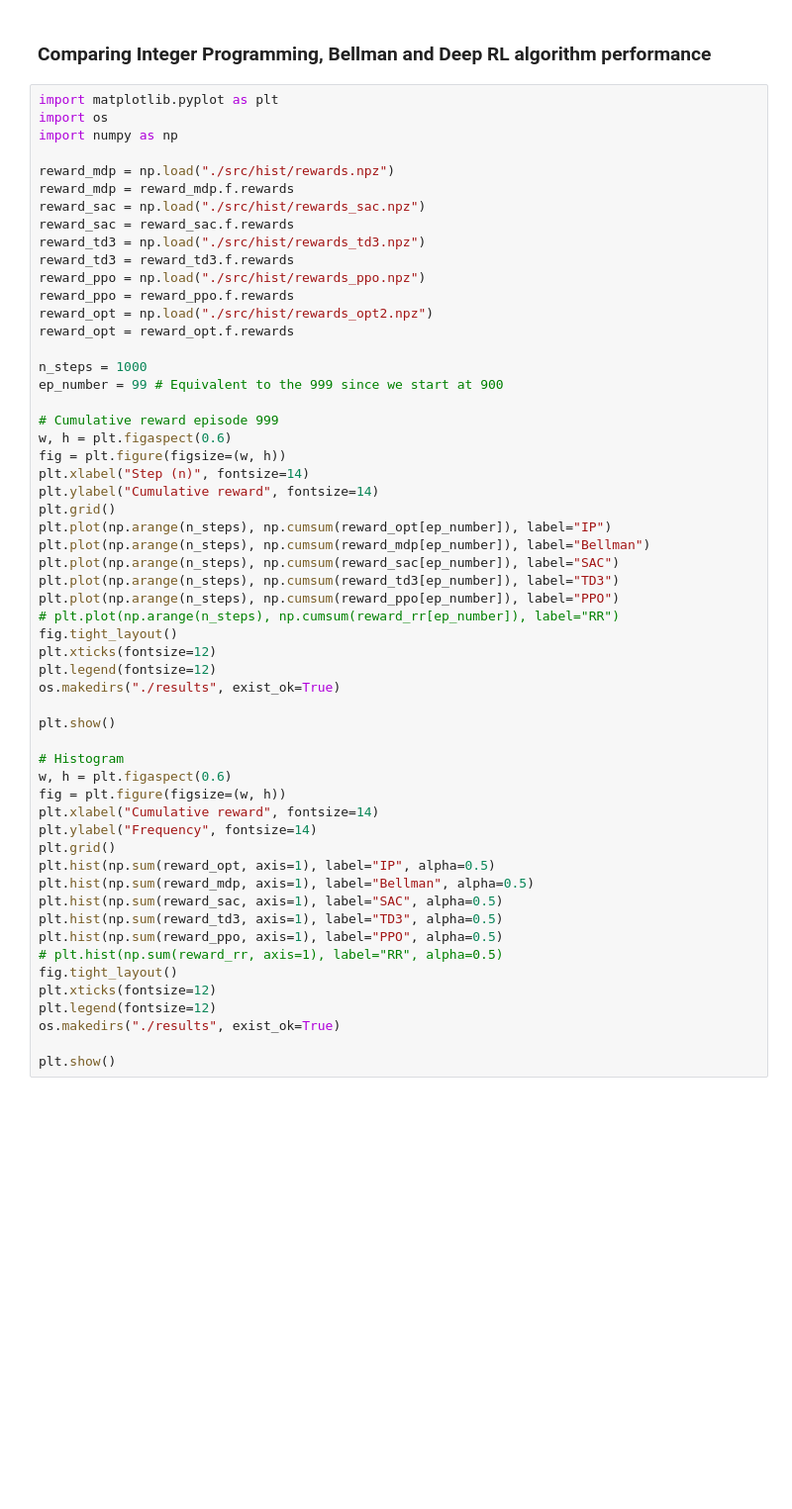
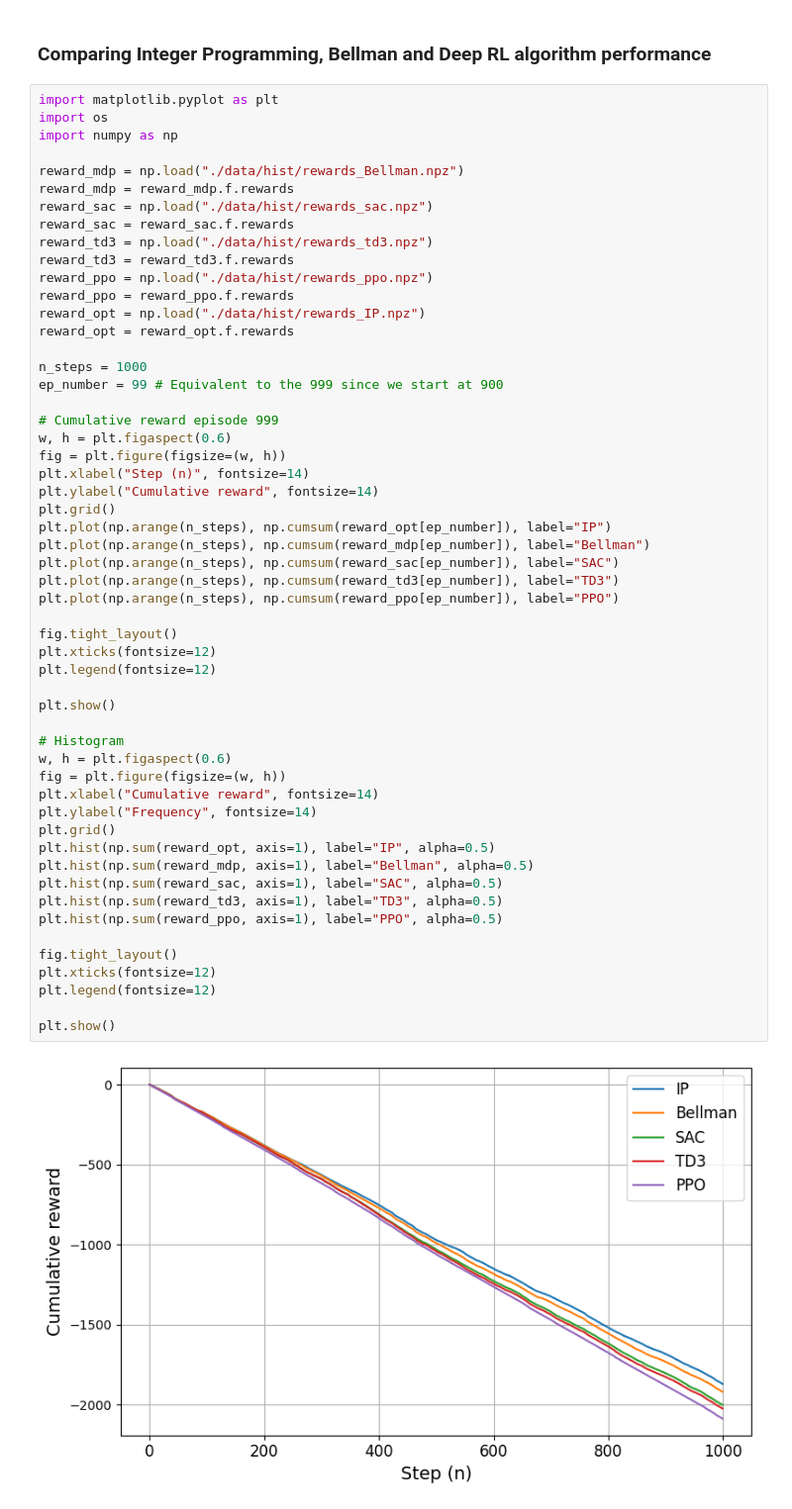
Before and after one commit to aldebaro/ai6g, a Jupyter notebook: 08_finite_mdp_reinforcement_learning.ipynb, the cells around one changed output. Shown at 99% size. Saved outputs shown, nothing was run; the diff lists cells and outputs as text; blank space fills up the shorter version.

```diff
--- a/08_finite_mdp_reinforcement_learning.ipynb
+++ b/08_finite_mdp_reinforcement_learning.ipynb
@@ -300,15 +337,15 @@ import matplotlib.pyplot as plt
 import os
 import numpy as np
 
-reward_mdp = np.load("./src/hist/rewards.npz")
+reward_mdp = np.load("./data/hist/rewards_Bellman.npz")
 reward_mdp = reward_mdp.f.rewards
-reward_sac = np.load("./src/hist/rewards_sac.npz")
+reward_sac = np.load("./data/hist/rewards_sac.npz")
 reward_sac = reward_sac.f.rewards
-reward_td3 = np.load("./src/hist/rewards_td3.npz")
+reward_td3 = np.load("./data/hist/rewards_td3.npz")
 reward_td3 = reward_td3.f.rewards
-reward_ppo = np.load("./src/hist/rewards_ppo.npz")
+reward_ppo = np.load("./data/hist/rewards_ppo.npz")
 reward_ppo = reward_ppo.f.rewards
-reward_opt = np.load("./src/hist/rewards_opt2.npz")
+reward_opt = np.load("./data/hist/rewards_IP.npz")
 reward_opt = reward_opt.f.rewards
 
 n_steps = 1000
@@ -320,34 +357,34 @@ fig = plt.figure(figsize=(w, h))
 plt.xlabel("Step (n)", fontsize=14)
 plt.ylabel("Cumulative reward", fontsize=14)
 plt.grid()
 plt.plot(np.arange(n_steps), np.cumsum(reward_opt[ep_number]), label="IP")
 plt.plot(np.arange(n_steps), np.cumsum(reward_mdp[ep_number]), label="Bellman")
 plt.plot(np.arange(n_steps), np.cumsum(reward_sac[ep_number]), label="SAC")
 plt.plot(np.arange(n_steps), np.cumsum(reward_td3[ep_number]), label="TD3")
 plt.plot(np.arange(n_steps), np.cumsum(reward_ppo[ep_number]), label="PPO")
-# plt.plot(np.arange(n_steps), np.cumsum(reward_rr[ep_number]), label="RR")
+
 fig.tight_layout()
 plt.xticks(fontsize=12)
 plt.legend(fontsize=12)
-os.makedirs("./results", exist_ok=True)
 
 plt.show()
 
 # Histogram
 w, h = plt.figaspect(0.6)
 fig = plt.figure(figsize=(w, h))
 plt.xlabel("Cumulative reward", fontsize=14)
 plt.ylabel("Frequency", fontsize=14)
 plt.grid()
 plt.hist(np.sum(reward_opt, axis=1), label="IP", alpha=0.5)
 plt.hist(np.sum(reward_mdp, axis=1), label="Bellman", alpha=0.5)
 plt.hist(np.sum(reward_sac, axis=1), label="SAC", alpha=0.5)
 plt.hist(np.sum(reward_td3, axis=1), label="TD3", alpha=0.5)
 plt.hist(np.sum(reward_ppo, axis=1), label="PPO", alpha=0.5)
-# plt.hist(np.sum(reward_rr, axis=1), label="RR", alpha=0.5)
+
 fig.tight_layout()
 plt.xticks(fontsize=12)
 plt.legend(fontsize=12)
-os.makedirs("./results", exist_ok=True)
 
 plt.show()
+# %% [output]
+[figure, added]
```
Also changed, not shown: parts of 8 cells of this notebook, 1 other file.
